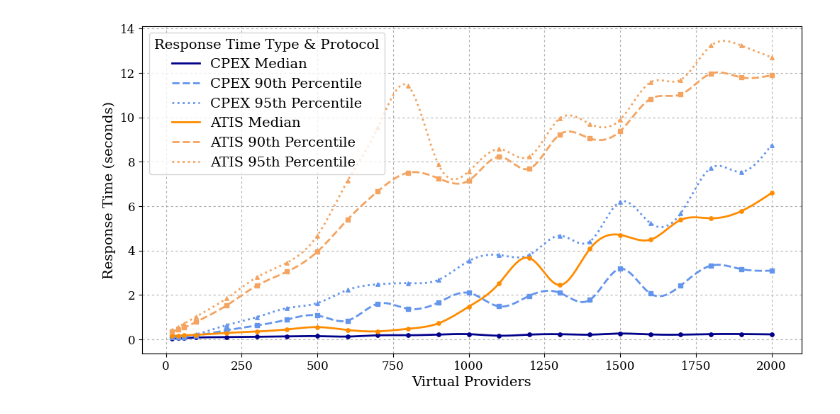
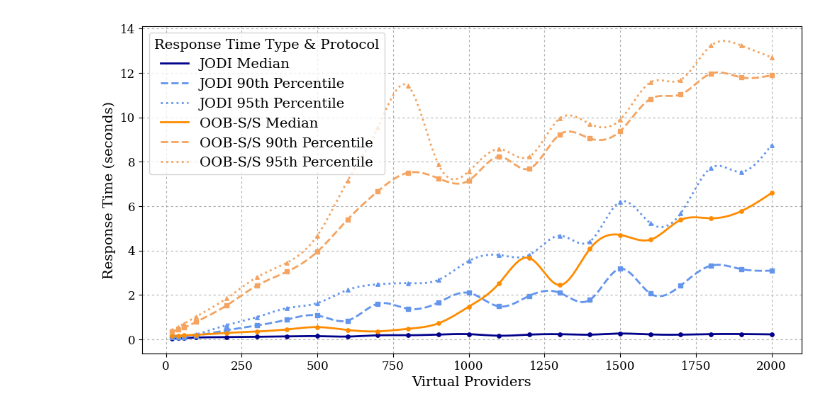
Before and after one commit to lokingdav/jodi, a Jupyter notebook: cpex/prototype/experiments/results/scripts/exp3-k6-rt.ipynb, the cells around one changed output. Drawn from its saved outputs; the diff is of its cells as text; code cells hidden in the pictures.

Commit message:
Renamed protocols in the results

```diff
--- a/cpex/prototype/experiments/results/scripts/exp3-k6-rt.ipynb
+++ b/cpex/prototype/experiments/results/scripts/exp3-k6-rt.ipynb
@@ -5,6 +5,9 @@ import matplotlib.pyplot as plt
 import seaborn as sns
 import scipy.interpolate as interp
 import matplotlib as mpl
+
+oobss = 'oob-s/s'
+jodi = 'jodi'
 
 # Set global font settings to a serif font like Times New Roman
 mpl.rcParams['font.family'] = 'serif'
@@ -32,39 +35,39 @@ def smooth_line(x, y):
 plt.figure(figsize=(12, 6))
 
 # Define colors for better contrast
-color_medians = {"cpex": "darkblue", "atis": "darkorange"}
-color_percentiles = {"cpex": "cornflowerblue", "atis": "sandybrown"}
+color_medians = {jodi: "darkblue", oobss: "darkorange"}
+color_percentiles = {jodi: "cornflowerblue", oobss: "sandybrown"}
 
 # Process each protocol separately
-for protocol in ["cpex", "atis"]:
+for protocol in [jodi, oobss]:
     subset = df[df["Protocol"] == protocol].sort_values("VUs")
 
     # Smooth lines using cubic spline interpolation
     x_median, y_median = smooth_line(subset["VUs"], subset["Median"])
     x_p90, y_p90 = smooth_line(subset["VUs"], subset["P(90)"])
     x_p95, y_p95 = smooth_line(subset["VUs"], subset["P(95)"])
 
     # Plot smoothed lines (zorder=2 keeps them above the grid)
     plt.plot(x_median, y_median, color=color_medians[protocol], linestyle="solid", linewidth=2, label=f"{protocol.upper()} Median", zorder=2)
     plt.plot(x_p90, y_p90, color=color_percentiles[protocol], linestyle="dashed", linewidth=2, label=f"{protocol.upper()} 90th Percentile", zorder=2)
     plt.plot(x_p95, y_p95, color=color_percentiles[protocol], linestyle="dotted", linewidth=2, label=f"{protocol.upper()} 95th Percentile", zorder=2)
 
     # Overlay original data points (SMALLER SIZE, NO BORDERS, zorder=3 to be on top)
     plt.scatter(subset["VUs"], subset["Median"], color=color_medians[protocol], marker="o", s=15, zorder=3)
     plt.scatter(subset["VUs"], subset["P(90)"], color=color_percentiles[protocol], marker="s", s=15, zorder=3)
     plt.scatter(subset["VUs"], subset["P(95)"], color=color_percentiles[protocol], marker="^", s=15, zorder=3)
 
 # Labels, title, and grid
 # plt.title("Response Time Comparison (Median, 90th, and 95th Percentile)", fontsize=14, fontweight='bold', pad=15)
 plt.xlabel("Virtual Providers", fontsize=14)
 plt.ylabel("Response Time (seconds)", fontsize=14)
 plt.legend(title="Response Time Type & Protocol", fontsize=14, title_fontsize=14)
 
 # Move grid to background (zorder=0)
 plt.grid(True, linestyle=(0, (3, 3)), linewidth=0.8, zorder=0)
 
 # Save to PDF (Preserve UI exactly, no extra borders)
 plt.savefig("../charts/res-time.pdf", bbox_inches='tight', dpi=300)
 plt.show()
 # %% [output]
-[figure, old version]
+[figure, new version]
```
Also changed, not shown: 9 other files.
